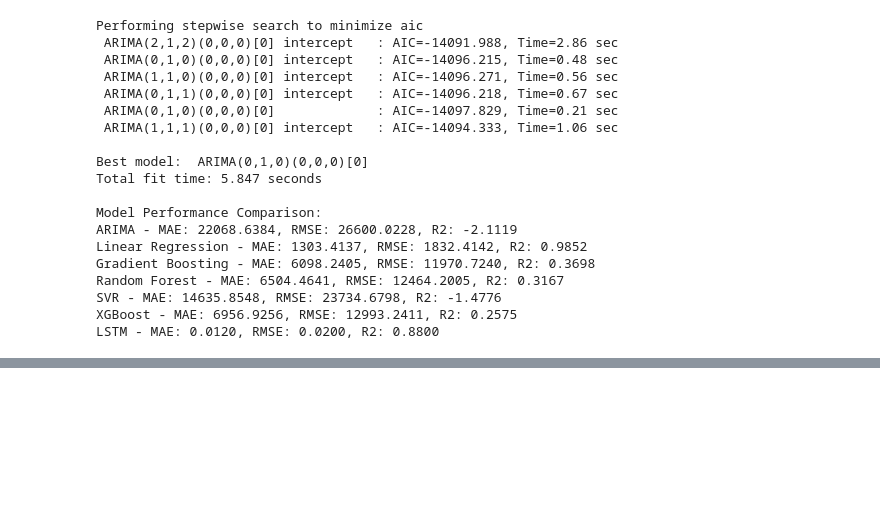
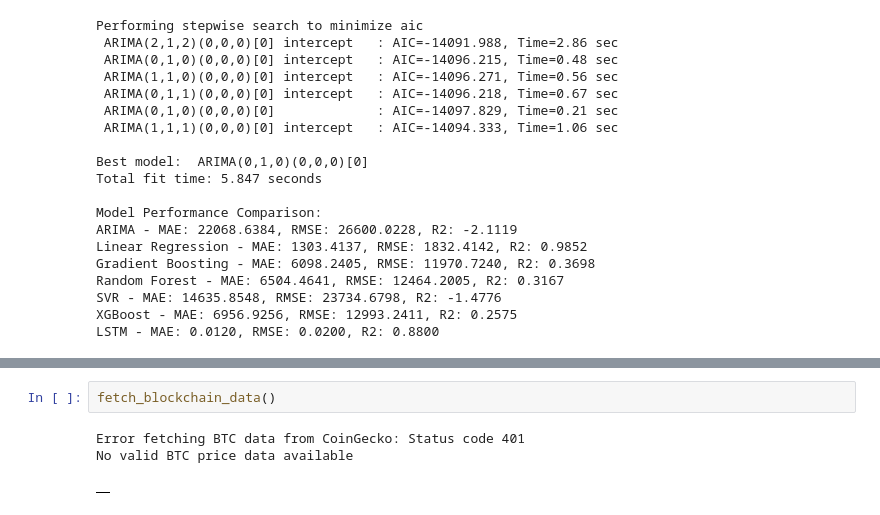
Before and after one commit to mahdiiiaf/chia_hosseini, a Jupyter notebook: code.ipynb, the cells around one changed output, grey strips where cells are left out. Drawn from its saved outputs; the diff is of its cells as text; blank space fills up the shorter version.

```diff
--- a/code.ipynb
+++ b/code.ipynb
@@ -757,0 +911,6 @@ LSTM - MAE: 0.0120, RMSE: 0.0200, R2: 0.8800
+# %%
+fetch_blockchain_data()
+# %% [output]
+Error fetching BTC data from CoinGecko: Status code 401
+No valid BTC price data available
+|  |
```
Also changed, not shown: parts of 5 cells of this notebook.
